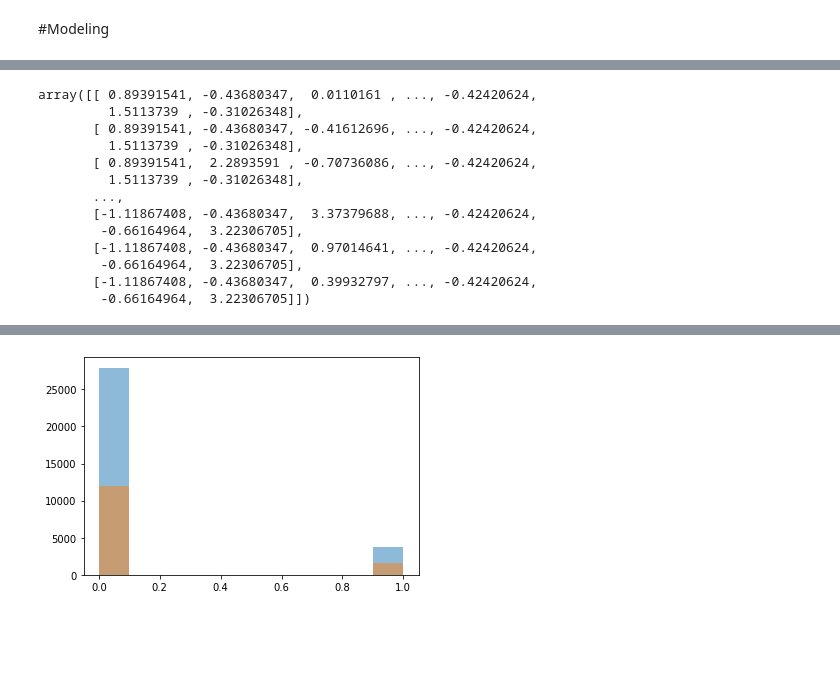
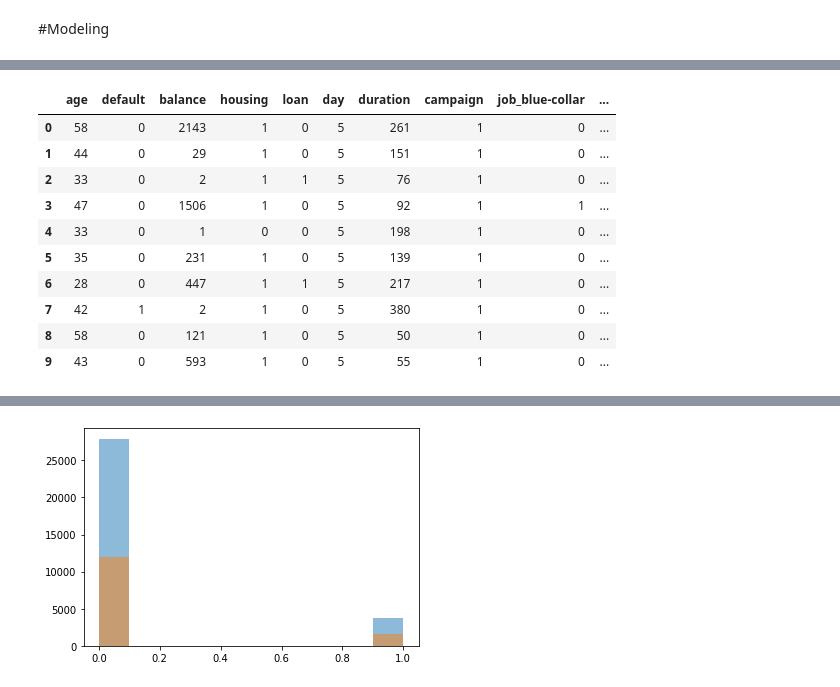
Before and after one commit to czokw1/ml-predict-bank-deposit, a Jupyter notebook: data_analysis.ipynb, the cells around one changed output, grey strips where cells are left out. Drawn from its saved outputs; the diff is of its cells as text; code cells hidden in the pictures; blank space fills up the shorter version.

```diff
--- a/data_analysis.ipynb
+++ b/data_analysis.ipynb
@@ -585,0 +533,4 @@ Name: target, dtype: float64
+# %%
+features = dataset.columns
+features= features.drop('target').tolist()
+features
@@ -586,3 +555,17 @@ Name: target, dtype: float64
+# %%
+dataset[features][:10]
+# %% [output]
+|  | age | default | balance | housing | loan | day | duration | campaign | job_blue-collar | ... |
+| 0 | 58 | 0 | 2143 | 1 | 0 | 5 | 261 | 1 | 0 | ... |
+| 1 | 44 | 0 | 29 | 1 | 0 | 5 | 151 | 1 | 0 | ... |
+| 2 | 33 | 0 | 2 | 1 | 1 | 5 | 76 | 1 | 0 | ... |
+| 3 | 47 | 0 | 1506 | 1 | 0 | 5 | 92 | 1 | 1 | ... |
+| 4 | 33 | 0 | 1 | 0 | 0 | 5 | 198 | 1 | 0 | ... |
+| 5 | 35 | 0 | 231 | 1 | 0 | 5 | 139 | 1 | 0 | ... |
+| 6 | 28 | 0 | 447 | 1 | 1 | 5 | 217 | 1 | 0 | ... |
+| 7 | 42 | 1 | 2 | 1 | 0 | 5 | 380 | 1 | 0 | ... |
+| 8 | 58 | 0 | 121 | 1 | 0 | 5 | 50 | 1 | 0 | ... |
+| 9 | 43 | 0 | 593 | 1 | 0 | 5 | 55 | 1 | 0 | ... |
 # %%
 ### Var selected
 #features = ['duration','balance','age','day','campaign','contact_telephone','housing']
@@ -595,29 +578,15 @@ X = np.array(X)
 
 y = np.array(dataset['target'])
 # %%
-### Scaling
-scaler = StandardScaler()
+# ### Scaling
+# scaler = StandardScaler()
 
-X_scaled = scaler.fit_transform(X)
+# X_scaled = scaler.fit_transform(X)
 
 
-X = X_scaled
+# X = X_scaled
 
-X
+# X
-# %% [output]
-array([[ 0.89391541, -0.43680347,  0.0110161 , ..., -0.42420624,
-         1.5113739 , -0.31026348],
-       [ 0.89391541, -0.43680347, -0.41612696, ..., -0.42420624,
-         1.5113739 , -0.31026348],
-       [ 0.89391541,  2.2893591 , -0.70736086, ..., -0.42420624,
-         1.5113739 , -0.31026348],
-       ...,
-       [-1.11867408, -0.43680347,  3.37379688, ..., -0.42420624,
-        -0.66164964,  3.22306705],
-       [-1.11867408, -0.43680347,  0.97014641, ..., -0.42420624,
-        -0.66164964,  3.22306705],
-       [-1.11867408, -0.43680347,  0.39932797, ..., -0.42420624,
-        -0.66164964,  3.22306705]])
 # %%
 ### Train Test Split
 
```
Also changed, not shown: parts of 48 cells of this notebook.
